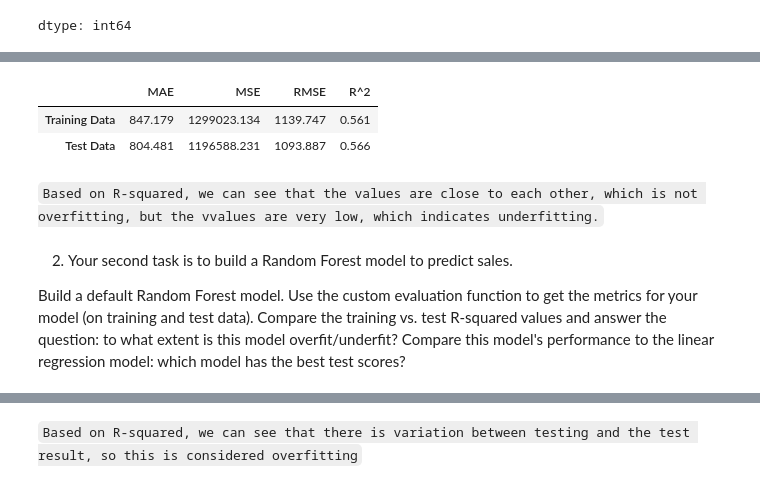
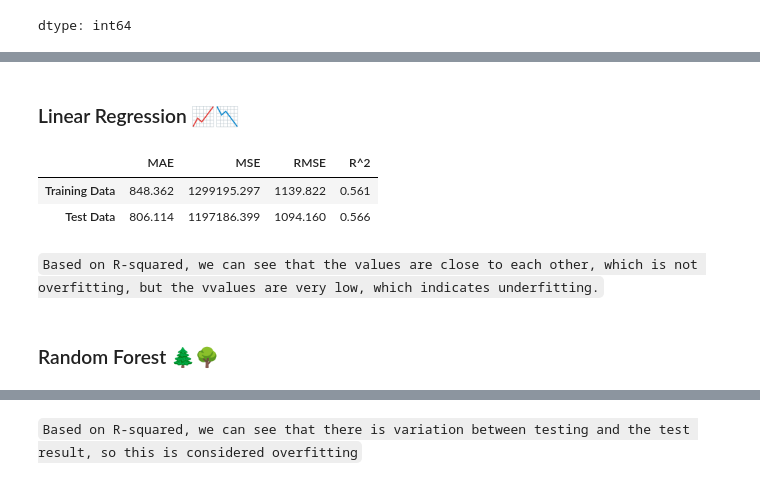
Before and after one commit to QamarSabra/Prediction-of-Product-Sales, a Jupyter notebook: Prediction_of_Product_Sales.ipynb, the cells around one changed output, grey strips where cells are left out. Drawn from its saved outputs; the diff is of its cells as text; code cells hidden in the pictures.

```diff
--- a/Prediction_of_Product_Sales.ipynb
+++ b/Prediction_of_Product_Sales.ipynb
@@ -1188,14 +1179,14 @@ num_tuple=('numeric',num_pipe,num_cols)
 # %%
-cat_imputer=SimpleImputer(strategy='constant',fill_value='missing')
-cat_encoder=OneHotEncoder(handle_unknown='ignore',sparse_output=False)
-cat_pipe=make_pipeline(cat_imputer,cat_encoder)
-cat_tuple=('cat',cat_pipe,cat_cols)
+cat_imputer= SimpleImputer(strategy='constant',fill_value='missing')
+cat_encoder= OneHotEncoder(handle_unknown='ignore',sparse_output=False)
+cat_pipe= make_pipeline(cat_imputer, cat_encoder)
+cat_tuple=('Categorical', cat_pipe, cat_cols)
 # %%
-ord_imputer=SimpleImputer(strategy='constant',fill_value='missing')
-ord_encoder = OrdinalEncoder(categories=[['missing','Low Fat','Regular'],['missing','Small','Medium','High']])
-ord_scaler=StandardScaler()
-ord_pipe=make_pipeline(ord_imputer,ord_encoder,ord_scaler)
-ord_tuple=('ordenal',ord_pipe,ord_cols)
+ord_imputer= SimpleImputer(strategy='constant', fill_value='missing')
+ord_encoder= OrdinalEncoder(categories=[['missing','Low Fat','Regular'],['missing','Small','Medium','High']])
+ord_scaler= StandardScaler()
+ord_pipe= make_pipeline(ord_imputer, ord_encoder, ord_scaler)
+ord_tuple= ('Ordinal', ord_pipe, ord_cols)
 # %%
 preprocessor = ColumnTransformer([cat_tuple, num_tuple, ord_tuple],verbose_feature_names_out=False)
 preprocessor
@@ -1265,2 +1245,0 @@ lr_pipe = make_pipeline(preprocessor, lr)
-# %%
-lr_pipe.fit(X_train, y_train)
@@ -1285,17 +1246,18 @@ Pipeline(steps=[('columntransformer',
+# %% [markdown]
+### Linear Regression 📈📉
+# %%
+lr = LinearRegression()
+lr_pipe = make_pipeline(preprocessor, lr)
+lr_model= lr_pipe.fit(X_train, y_train)
 # %%
-evaluate_regression(lr_pipe, X_train, y_train, X_test, y_test)
+evaluate_regression(lr_model, X_train, y_train, X_test, y_test)
 # %% [output]
 |  | MAE | MSE | RMSE | R^2 |
-| Training Data | 847.179 | 1299023.134 | 1139.747 | 0.561 |
-| Test Data | 804.481 | 1196588.231 | 1093.887 | 0.566 |
+| Training Data | 848.362 | 1299195.297 | 1139.822 | 0.561 |
+| Test Data | 806.114 | 1197186.399 | 1094.160 | 0.566 |
 # %% [markdown]
 `Based on R-squared, we can see that the values are close to each other, which is not overfitting, but the vvalues are very low, which indicates underfitting.`
-# %% [markdown]
-2. Your second task is to build a Random Forest model to predict sales.
-
-Build a default Random Forest model.
-Use the custom evaluation function to get the metrics for your model (on training and test data).
-Compare the training vs. test R-squared values and answer the question: to what extent is this model overfit/underfit?
-Compare this model's performance to the linear regression model: which model has the best test scores?
+# %% [markdown]
+### Random Forest 🌲🌳
 # %%
 rf = RandomForestRegressor(random_state = 42)
```
Also changed, not shown: parts of 103 cells of this notebook.
